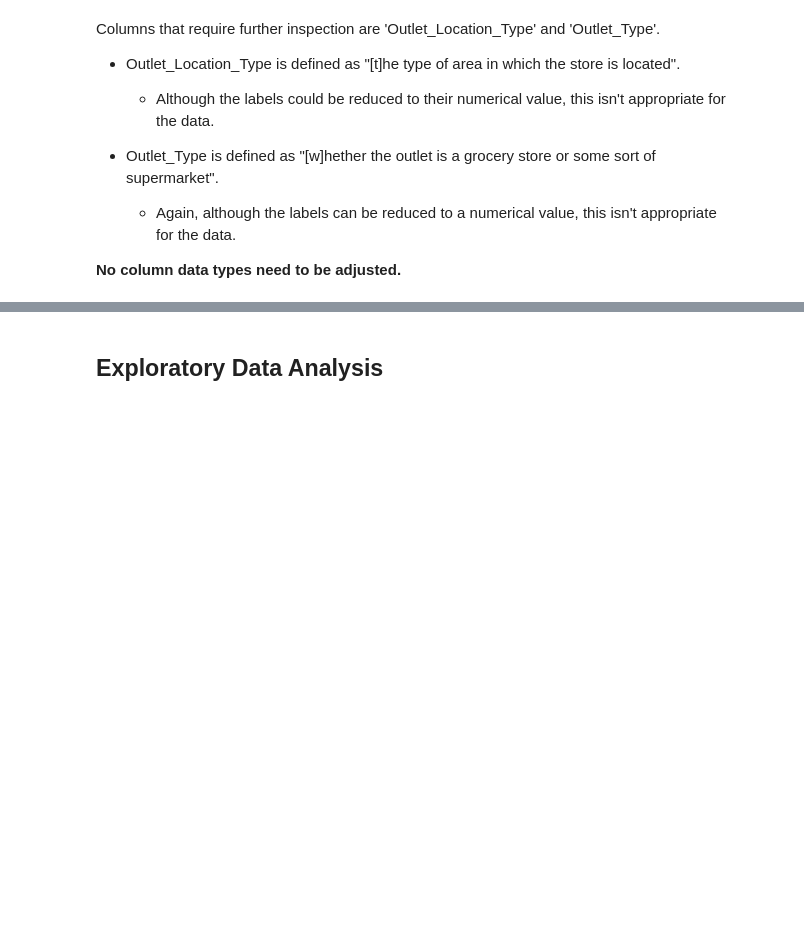
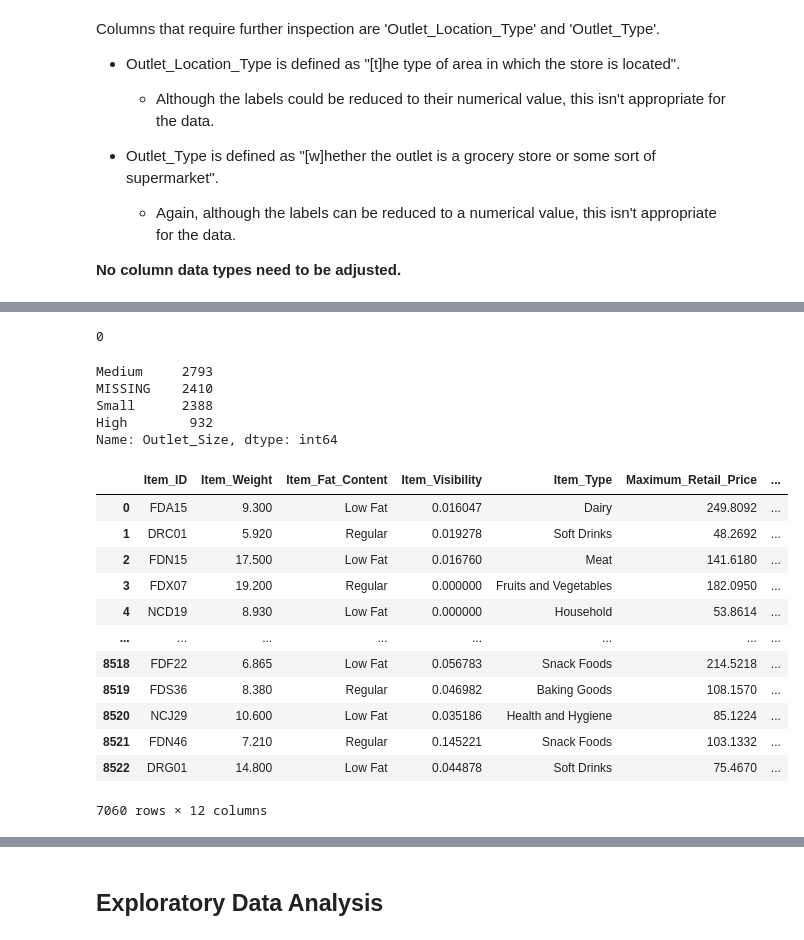
Before and after one commit to NemesisCrociata/Prediction-of-Product-Sales, a Jupyter notebook: Prediction_of_Product_Sales.ipynb, the cells around one changed output, grey strips where cells are left out. Saved outputs shown, nothing was run; the diff lists cells and outputs as text; code cells hidden in the pictures; blank space fills up the shorter version.

```diff
--- a/Prediction_of_Product_Sales.ipynb
+++ b/Prediction_of_Product_Sales.ipynb
@@ -57,3 +60,10 @@ memory usage: 799.2+ KB
 ## Clean Data
 
 - There are 8,523 rows and 12 columns present.
+# %%
+rename_dict = {'Item_Identifier': 'Item_ID',
+               'Item_MRP': 'Maximum_Retail_Price',
+               'Outlet_Location_Type': 'Location_Type'}
+
+df = df.rename(rename_dict, axis=1)
+df.head()
@@ -184,0 +174,6 @@ KeyError: ignored
+# %%
+# We can see there are values in 'Item_Fat_Content' that can be renamed and merged.
+# This is accomplished using the .replace() method with a short dictionary inserted.
+
+df['Item_Fat_Content'] = df['Item_Fat_Content'].replace({'LF': 'Low Fat', 'reg': 'Regular', 'low fat': 'Low Fat'})
+df['Item_Fat_Content'].value_counts()
@@ -184,0 +202,45 @@ KeyError: ignored
+# %%
+# Since 'Outlet_Size' is an object-type Series,
+# null values are replaced with the term 'MISSING'.
+
+df['Outlet_Size'] = df['Outlet_Size'].fillna('MISSING')
+df['Outlet_Size'].isna().sum()
+# %% [output]
+0
+# %%
+#Now, 'MISSING' is a new value.
+
+df['Outlet_Size'].value_counts()
+# %% [output]
+Medium     2793
+MISSING    2410
+Small      2388
+High        932
+Name: Outlet_Size, dtype: int64
+# %%
+# Next, null values in 'Item_Weight' must be replaced.
+
+# The head and tail of the data set show that each 'Item_ID' value has the same 'Item_Weight' value.
+# To fill the null values, a dictionary will be created.
+# Known 'Item_ID' values and their corresponding 'Item_Weight' values will be the keys and values of the dictionary.
+
+# First, null values are removed from 'Item_Weight'.
+# This is isolated to the variable weight_nulls_gone.
+
+null_weight = df['Item_Weight'].isna()
+weight_nulls_gone = df[null_weight == False]
+weight_nulls_gone
+# %% [output]
+|  | Item_ID | Item_Weight | Item_Fat_Content | Item_Visibility | Item_Type | Maximum_Retail_Price | ... |
+| 0 | FDA15 | 9.300 | Low Fat | 0.016047 | Dairy | 249.8092 | ... |
+| 1 | DRC01 | 5.920 | Regular | 0.019278 | Soft Drinks | 48.2692 | ... |
+| 2 | FDN15 | 17.500 | Low Fat | 0.016760 | Meat | 141.6180 | ... |
+| 3 | FDX07 | 19.200 | Regular | 0.000000 | Fruits and Vegetables | 182.0950 | ... |
+| 4 | NCD19 | 8.930 | Low Fat | 0.000000 | Household | 53.8614 | ... |
+| ... | ... | ... | ... | ... | ... | ... | ... |
+| 8518 | FDF22 | 6.865 | Low Fat | 0.056783 | Snack Foods | 214.5218 | ... |
+| 8519 | FDS36 | 8.380 | Regular | 0.046982 | Baking Goods | 108.1570 | ... |
+| 8520 | NCJ29 | 10.600 | Low Fat | 0.035186 | Health and Hygiene | 85.1224 | ... |
+| 8521 | FDN46 | 7.210 | Regular | 0.145221 | Snack Foods | 103.1332 | ... |
+| 8522 | DRG01 | 14.800 | Low Fat | 0.044878 | Soft Drinks | 75.4670 | ... |
+7060 rows × 12 columns
```
Also changed, not shown: parts of 21 cells of this notebook.
